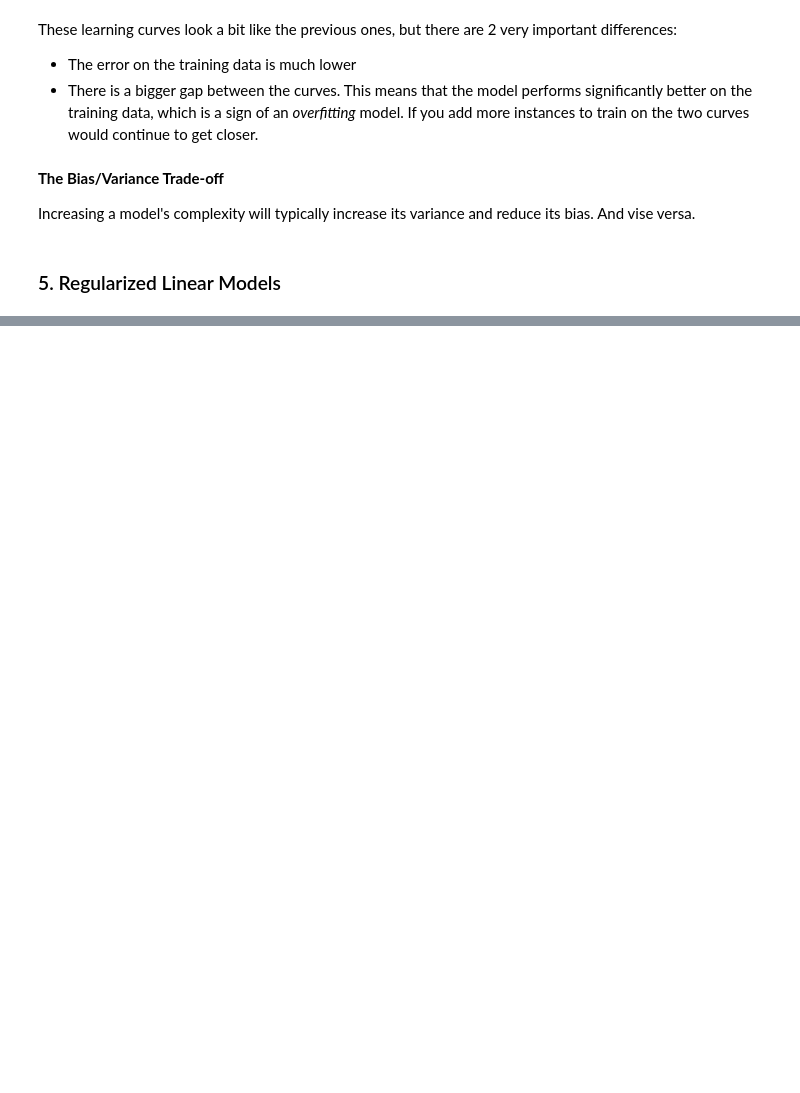
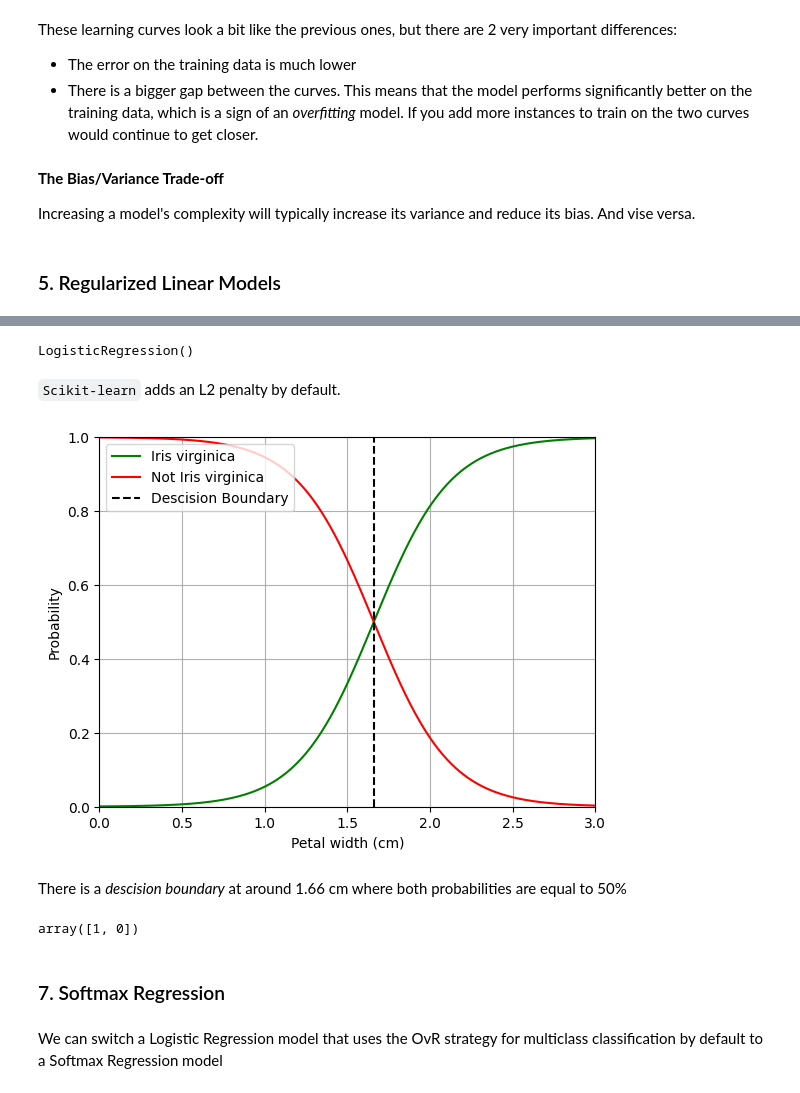
Before and after one commit to neofluar/kaggle, a Jupyter notebook: regression/regression.ipynb, the cells around one changed output, grey strips where cells are left out. Cells and saved outputs as stored; diff of their text form; code cells hidden in the pictures; blank space fills up the shorter version.

```diff
--- a/regression/regression.ipynb
+++ b/regression/regression.ipynb
@@ -236,0 +352,5 @@ Increasing a model's complexity will typically increase its variance and reduce
+# %%
+from sklearn import datasets
+
+iris = datasets.load_iris()
+list(iris.keys())
@@ -236,0 +366,36 @@ Increasing a model's complexity will typically increase its variance and reduce
+# %%
+x = iris['data'][:, 3:]  # petal width
+y = (iris['target'] == 2).astype(int)
+# %%
+from sklearn.linear_model import LogisticRegression
+
+log_reg = LogisticRegression()
+log_reg.fit(x, y)
+# %% [output]
+LogisticRegression()
+# %% [markdown]
+`Scikit-learn` adds an L2 penalty by default.
+# %%
+x_new = np.linspace(0, 3, 1000).reshape(-1, 1)
+y_proba = log_reg.predict_proba(x_new)
+
+plt.plot(x_new, y_proba[:, 1], 'g-', label='Iris virginica')
+plt.plot(x_new, y_proba[:, 0], 'r-', label='Not Iris virginica')
+plt.plot([1.664, 1.664], [0, 1], 'k--', label='Descision Boundary')
+plt.ylim(0, 1); plt.xlim(0, 3)
+plt.xlabel('Petal width (cm)'); plt.ylabel('Probability')
+plt.legend(loc='upper left')
+plt.grid()
+plt.show()
+# %% [output]
+[figure, added]
+# %% [markdown]
+There is a *descision boundary* at around 1.66 cm where both probabilities are equal to 50%
+# %%
+log_reg.predict([[1.7], [1.5]])
+# %% [output]
+array([1, 0])
+# %% [markdown]
+### 7. Softmax Regression
+# %% [markdown]
+We can switch a Logistic Regression model that uses the OvR strategy for multiclass classification by default to a Softmax Regression model
```
Also changed, not shown: parts of 40 cells of this notebook, 1 other file.
